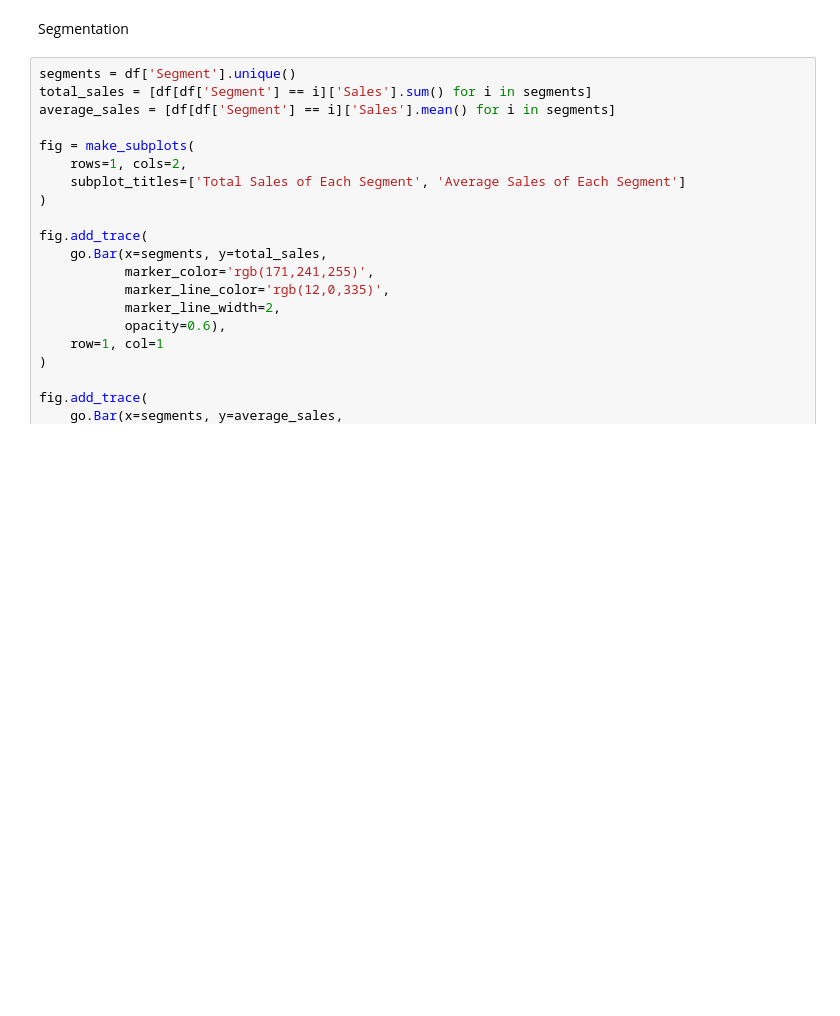
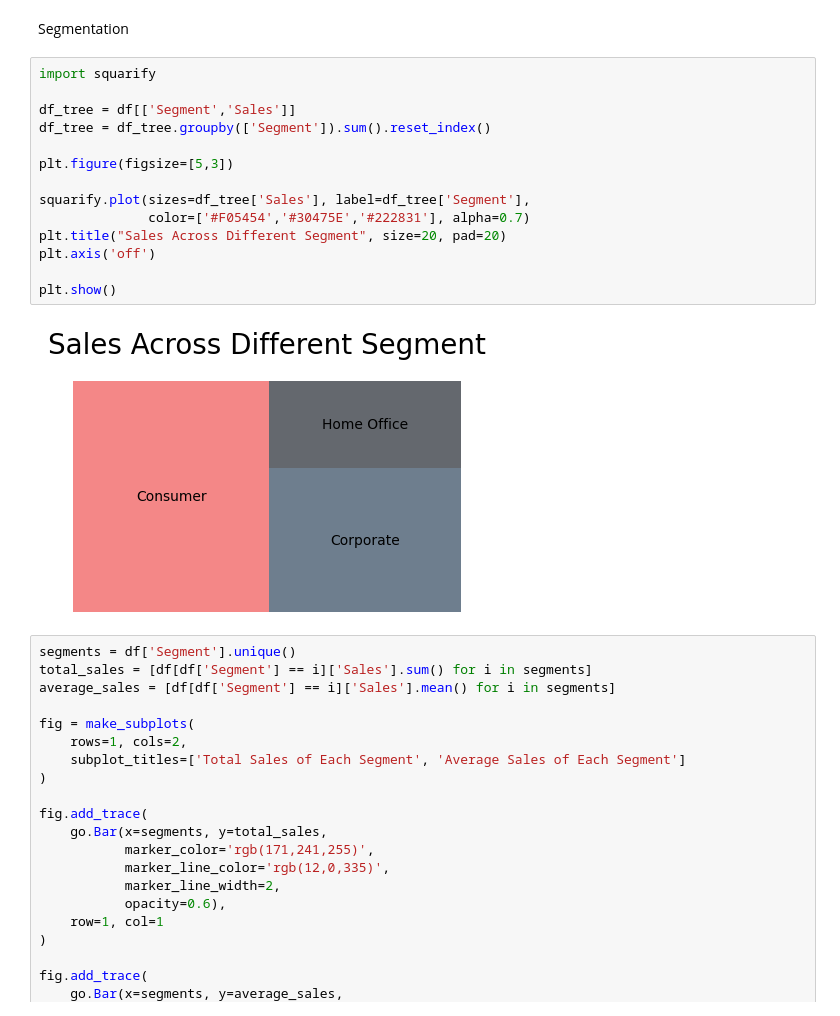
Before and after one commit to pouyaneh/Superstore-Sales, a Jupyter notebook: code.ipynb, the cells around one changed output. Drawn from its saved outputs; the diff is of its cells as text; blank space fills up the shorter version.

Commit message:
update-segments

```diff
--- a/code.ipynb
+++ b/code.ipynb
@@ -325,6 +325,22 @@ fig.update_layout(
 By applying the right policy on discounts, the loss of the store can be avoided in some sections.
 # %% [markdown]
 Segmentation
+# %%
+import squarify
+
+df_tree = df[['Segment','Sales']]
+df_tree = df_tree.groupby(['Segment']).sum().reset_index()
+
+plt.figure(figsize=[5,3])
+
+squarify.plot(sizes=df_tree['Sales'], label=df_tree['Segment'],
+              color=['#F05454','#30475E','#222831'], alpha=0.7)
+plt.title("Sales Across Different Segment", size=20, pad=20)
+plt.axis('off')
+
+plt.show()
+# %% [output]
+[figure, added]
 # %%
 segments = df['Segment'].unique()
 total_sales = [df[df['Segment'] == i]['Sales'].sum() for i in segments]
```
Also changed, not shown: parts of 1 cell of this notebook.
